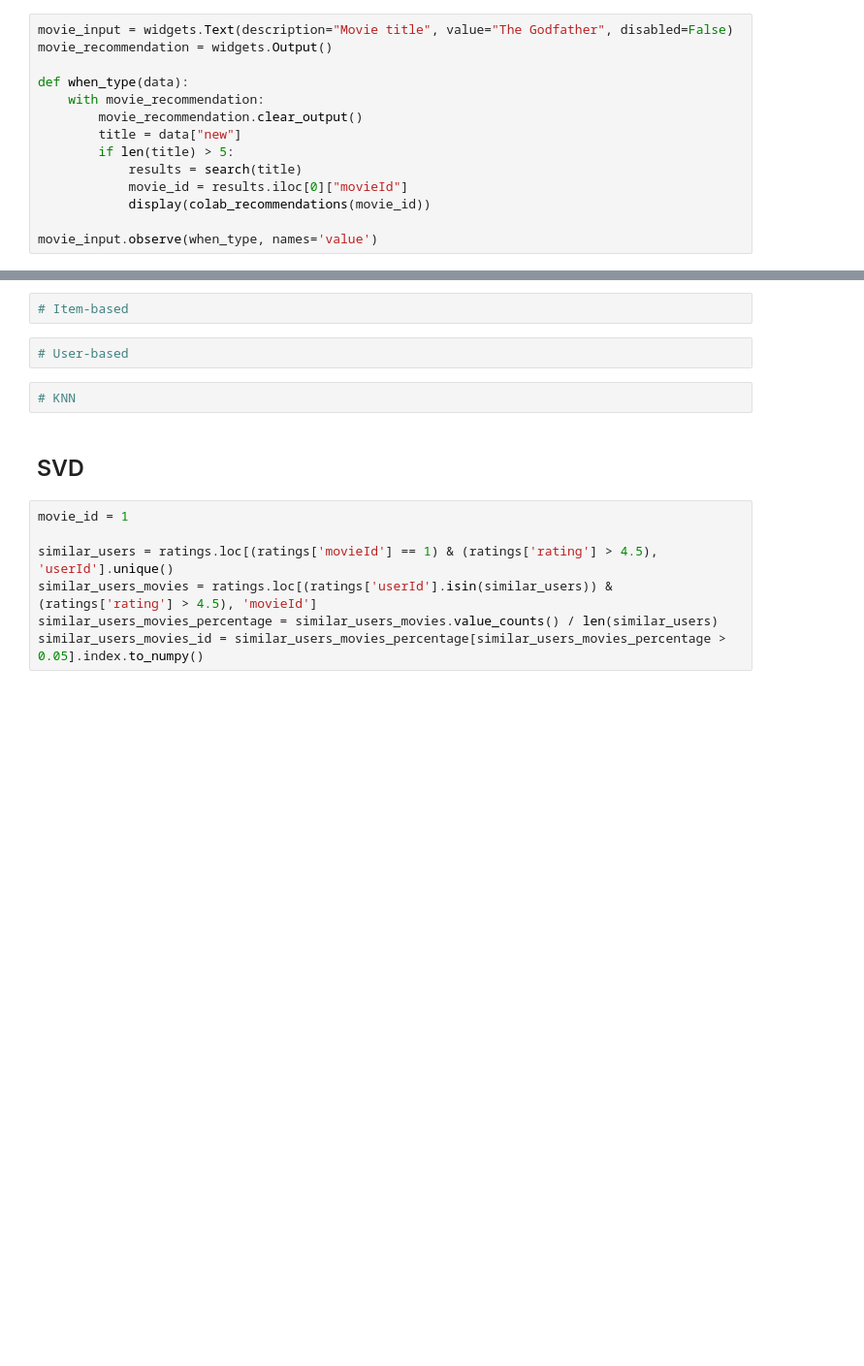
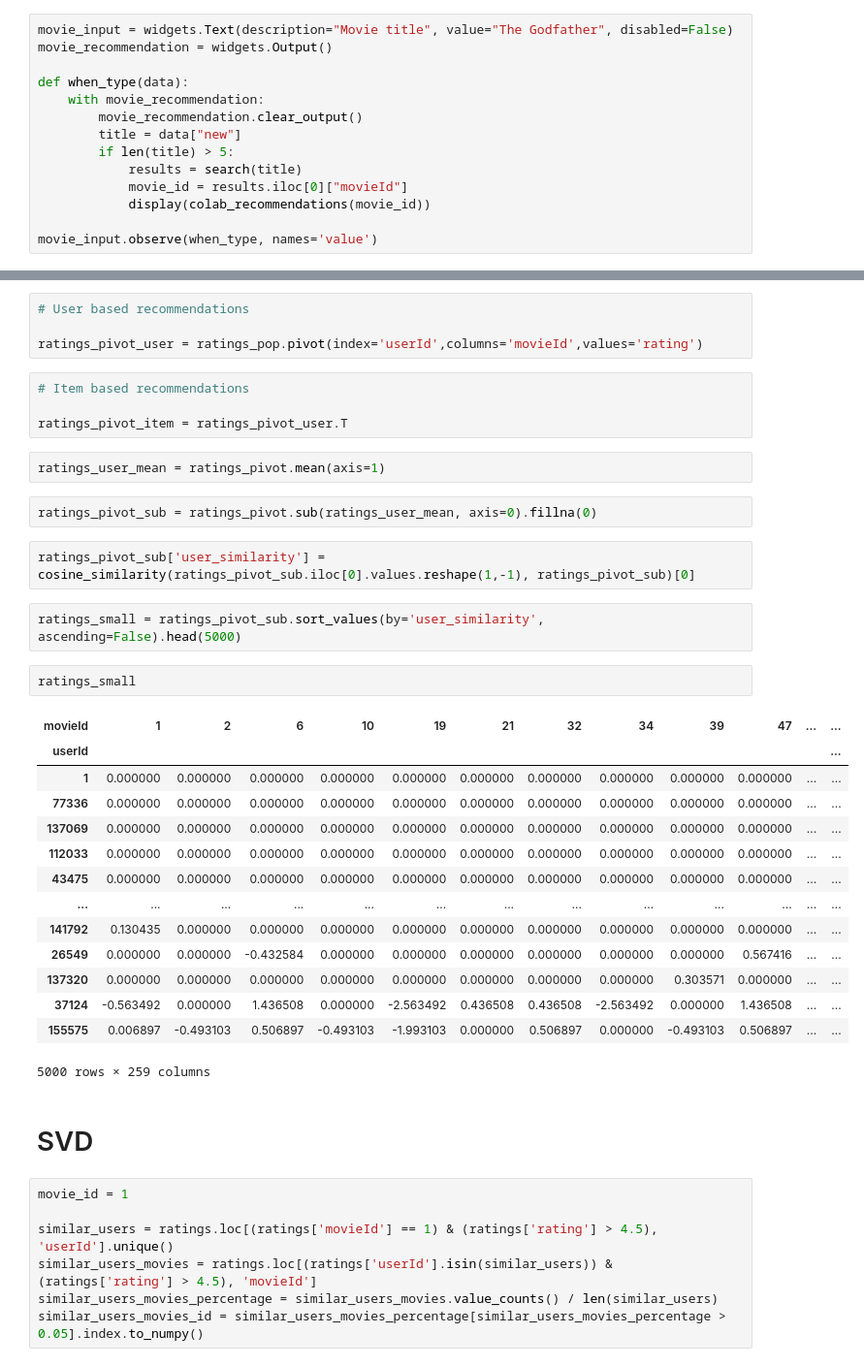
Before and after one commit to franklinzppa/movie-recommendation, a Jupyter notebook: notebooks/recommendation.ipynb, the cells around one changed output, grey strips where cells are left out. Shown at 97% size. Drawn from its saved outputs; the diff is of its cells as text; blank space fills up the shorter version.

```diff
--- a/notebooks/recommendation.ipynb
+++ b/notebooks/recommendation.ipynb
@@ -458,11 +549,38 @@ Text(value='The Godfather', description='Movie title')
+# %%
+# User based recommendations
+
+ratings_pivot_user = ratings_pop.pivot(index='userId',columns='movieId',values='rating')
 # %%
-# Item-based
+# Item based recommendations
+
+ratings_pivot_item = ratings_pivot_user.T
-# %%
-# User-based
-# %%
-# KNN
+# %%
+ratings_user_mean = ratings_pivot.mean(axis=1)
+# %%
+ratings_pivot_sub = ratings_pivot.sub(ratings_user_mean, axis=0).fillna(0)
+# %%
+ratings_pivot_sub['user_similarity'] = cosine_similarity(ratings_pivot_sub.iloc[0].values.reshape(1,-1), ratings_pivot_sub)[0]
+# %%
+ratings_small = ratings_pivot_sub.sort_values(by='user_similarity', ascending=False).head(5000)
+# %%
+ratings_small
+# %% [output]
+| movieId | 1 | 2 | 6 | 10 | 19 | 21 | 32 | 34 | 39 | 47 | ... | ... |
+| userId |  |  |  |  |  |  |  |  |  |  |  | ... |
+| 1 | 0.000000 | 0.000000 | 0.000000 | 0.000000 | 0.000000 | 0.000000 | 0.000000 | 0.000000 | 0.000000 | 0.000000 | ... | ... |
+| 77336 | 0.000000 | 0.000000 | 0.000000 | 0.000000 | 0.000000 | 0.000000 | 0.000000 | 0.000000 | 0.000000 | 0.000000 | ... | ... |
+| 137069 | 0.000000 | 0.000000 | 0.000000 | 0.000000 | 0.000000 | 0.000000 | 0.000000 | 0.000000 | 0.000000 | 0.000000 | ... | ... |
+| 112033 | 0.000000 | 0.000000 | 0.000000 | 0.000000 | 0.000000 | 0.000000 | 0.000000 | 0.000000 | 0.000000 | 0.000000 | ... | ... |
+| 43475 | 0.000000 | 0.000000 | 0.000000 | 0.000000 | 0.000000 | 0.000000 | 0.000000 | 0.000000 | 0.000000 | 0.000000 | ... | ... |
+| ... | ... | ... | ... | ... | ... | ... | ... | ... | ... | ... | ... | ... |
+| 141792 | 0.130435 | 0.000000 | 0.000000 | 0.000000 | 0.000000 | 0.000000 | 0.000000 | 0.000000 | 0.000000 | 0.000000 | ... | ... |
+| 26549 | 0.000000 | 0.000000 | -0.432584 | 0.000000 | 0.000000 | 0.000000 | 0.000000 | 0.000000 | 0.000000 | 0.567416 | ... | ... |
+| 137320 | 0.000000 | 0.000000 | 0.000000 | 0.000000 | 0.000000 | 0.000000 | 0.000000 | 0.000000 | 0.303571 | 0.000000 | ... | ... |
+| 37124 | -0.563492 | 0.000000 | 1.436508 | 0.000000 | -2.563492 | 0.436508 | 0.436508 | -2.563492 | 0.000000 | 1.436508 | ... | ... |
+| 155575 | 0.006897 | -0.493103 | 0.506897 | -0.493103 | -1.993103 | 0.000000 | 0.506897 | 0.000000 | -0.493103 | 0.506897 | ... | ... |
+5000 rows × 259 columns
 # %% [markdown]
-## SVD
+# SVD
 # %%
 movie_id = 1
 
```
Also changed, not shown: parts of 22 cells of this notebook.
